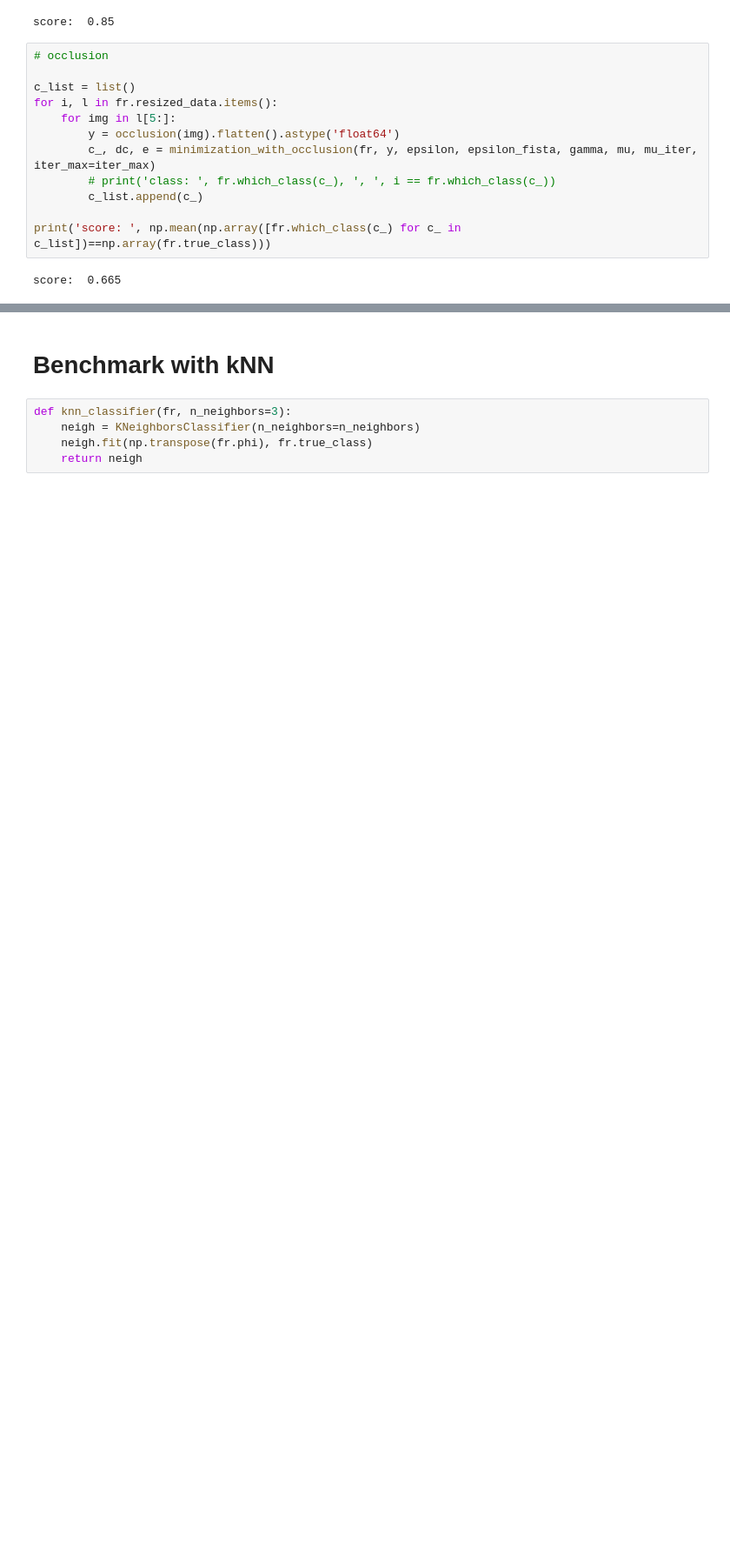
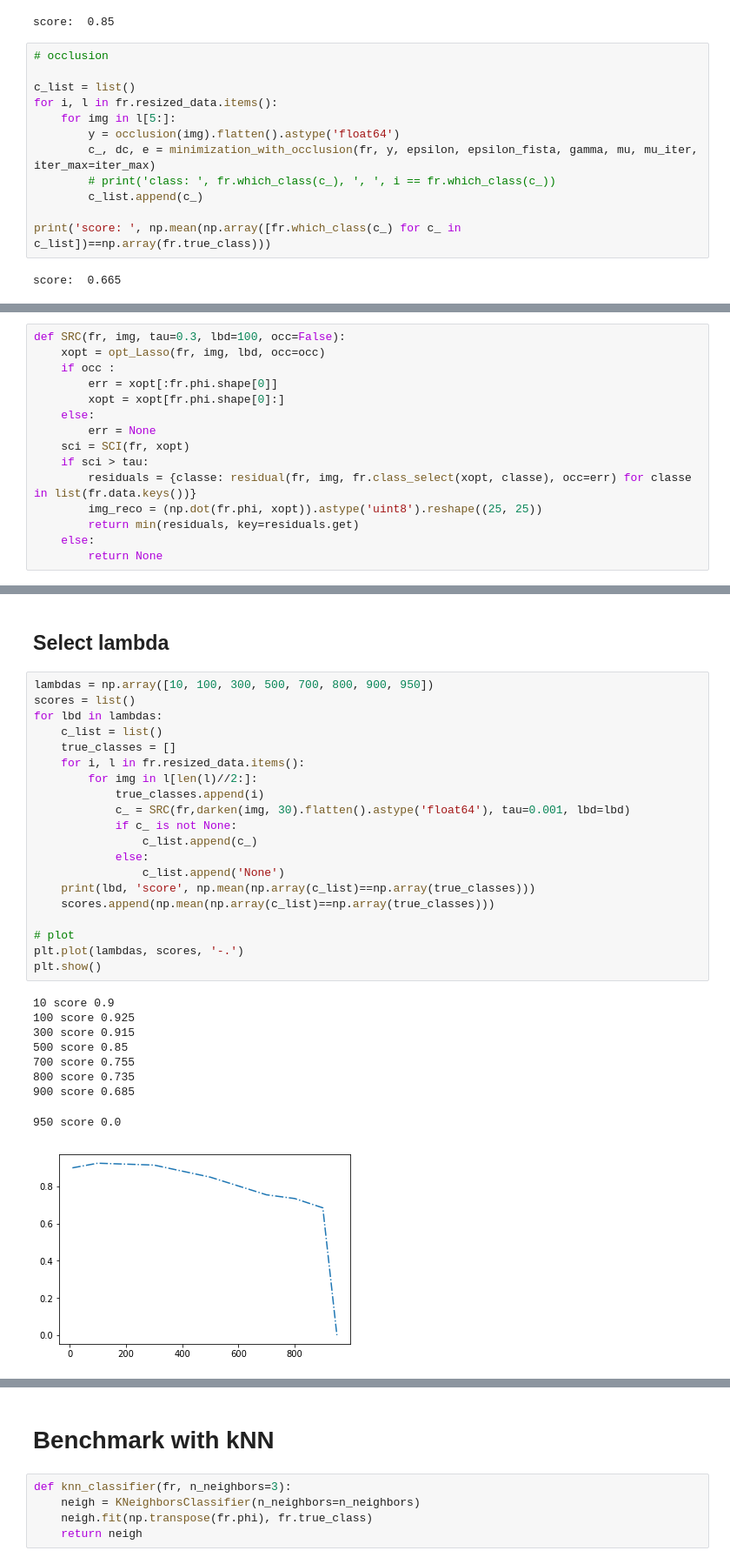
Before and after one commit to NicolasLoiseau/FaceRecognition, a Jupyter notebook: face recogniction.ipynb, the cells around one changed output, grey strips where cells are left out. Shown at 87% size. Saved outputs shown, nothing was run; the diff lists cells and outputs as text; blank space fills up the shorter version.

```diff
--- a/face recogniction.ipynb
+++ b/face recogniction.ipynb
@@ -655,0 +745,15 @@ score:  0.665
+# %%
+def SRC(fr, img, tau=0.3, lbd=100, occ=False):
+    xopt = opt_Lasso(fr, img, lbd, occ=occ)
+    if occ :
+        err = xopt[:fr.phi.shape[0]]
+        xopt = xopt[fr.phi.shape[0]:]
+    else:
+        err = None
+    sci = SCI(fr, xopt)
+    if sci > tau:
+        residuals = {classe: residual(fr, img, fr.class_select(xopt, classe), occ=err) for classe in list(fr.data.keys())}
+        img_reco = (np.dot(fr.phi, xopt)).astype('uint8').reshape((25, 25))
+        return min(residuals, key=residuals.get)
+    else:
+        return None
@@ -655,0 +822,32 @@ score:  0.665
+# %% [markdown]
+## Select lambda
+# %%
+lambdas = np.array([10, 100, 300, 500, 700, 800, 900, 950])
+scores = list()
+for lbd in lambdas:
+    c_list = list()
+    true_classes = []
+    for i, l in fr.resized_data.items():
+        for img in l[len(l)//2:]:
+            true_classes.append(i)
+            c_ = SRC(fr,darken(img, 30).flatten().astype('float64'), tau=0.001, lbd=lbd)
+            if c_ is not None:
+                c_list.append(c_)
+            else:
+                c_list.append('None')
+    print(lbd, 'score', np.mean(np.array(c_list)==np.array(true_classes)))
+    scores.append(np.mean(np.array(c_list)==np.array(true_classes)))
+
+# plot
+plt.plot(lambdas, scores, '-.')
+plt.show()
+# %% [output]
+10 score 0.9
+100 score 0.925
+300 score 0.915
+500 score 0.85
+700 score 0.755
+800 score 0.735
+900 score 0.685
+950 score 0.0
+[figure, added]
```
Also changed, not shown: parts of 22 cells of this notebook.
